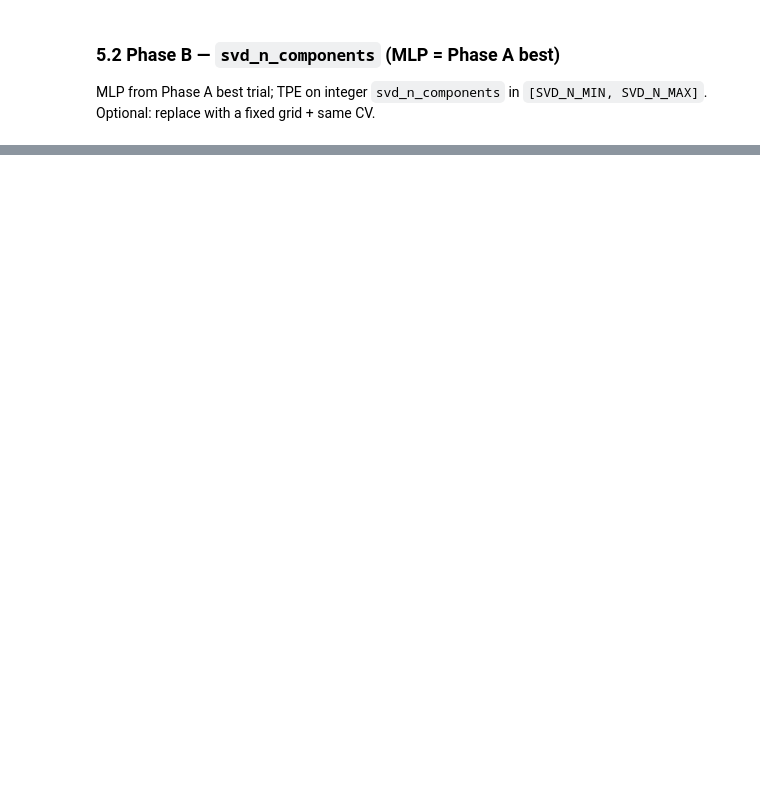
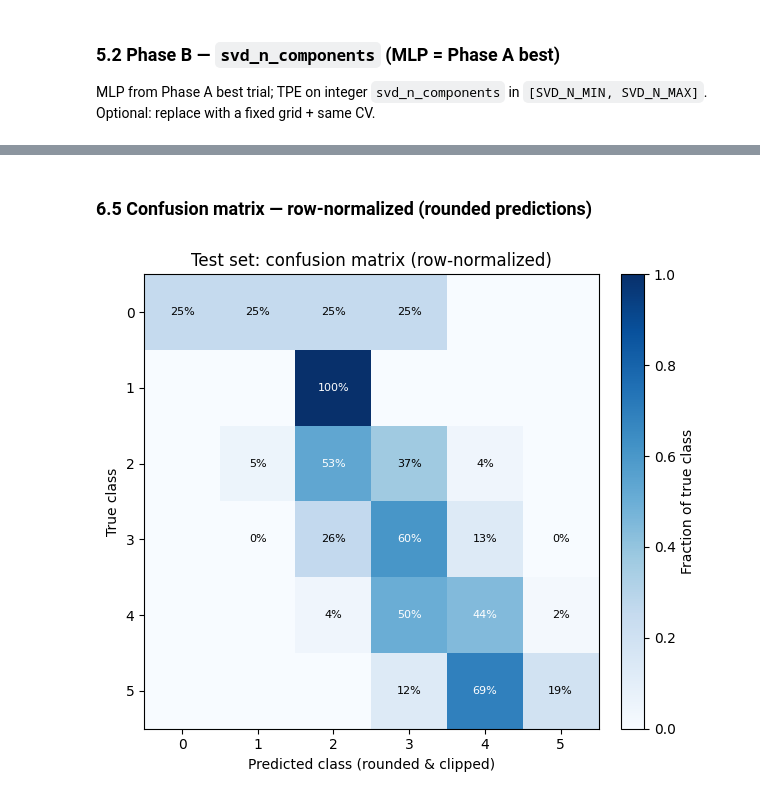
Before and after one commit to Noa-Gilad/Vocabulary-Level-Prediction, a Jupyter notebook: Model_selection.ipynb, the cells around one changed output, grey strips where cells are left out. Drawn from its saved outputs; the diff is of its cells as text; code cells hidden in the pictures; blank space fills up the shorter version.

```diff
--- a/Model_selection.ipynb
+++ b/Model_selection.ipynb
@@ -732,0 +604,13 @@ Optuna trial 9/15: 5-fold CV (mean QWK objective)...
+# %%
+SVD_FINAL_N_COMPONENTS = 494
+
+if "optuna_study" not in globals() or optuna_study is None:
+    raise RuntimeError("Run 5.1 Phase A first — optuna_study is required for MLP hyperparameters.")
+
+df_test_raw = pd.read_csv("Data/test.csv")
+# Test is not filtered by rater disagreement (unlike train in §2); all rows are scored.
+df_test_for_eval = create_consensus_target(df_test_raw.copy())
+df_test_text_target = build_text_target_dataset(df_test_for_eval)
+
+X_train_full = feature_data_by_source["tfidf"].reset_index(drop=True)
+y_train_full = np.asarray(y, dtype=float).ravel()
@@ -732,0 +661,11 @@ Optuna trial 9/15: 5-fold CV (mean QWK objective)...
+# %%
+X_test_eval = df_test_text_target["Text_cleaned"].reset_index(drop=True)
+y_test_eval = np.asarray(df_test_text_target["target_vocab"].values, dtype=int)
+y_pred_test = pipeline_final.predict(X_test_eval)
+
+test_metrics = evaluate_fold(y_test_eval, y_pred_test, min_score=0, max_score=5)
+summary_df_test = (
+    pd.DataFrame([test_metrics], index=["Test set"])
+    .rename(columns={"qwk": "QWK", "rmse": "RMSE", "mae": "MAE"})
+)
+display(summary_df_test)
@@ -732,0 +696,15 @@ Optuna trial 9/15: 5-fold CV (mean QWK objective)...
+# %% [markdown]
+### 6.5 Confusion matrix — row-normalized (rounded predictions)
+# %%
+y_pred_ordinal_test = round_and_clip_predictions(y_pred_test, 0, 5)
+ordinal_class_labels = np.arange(0, 6)
+fig_cm_test = plot_row_normalized_confusion_matrix_from_labels(
+    y_test_eval,
+    y_pred_ordinal_test,
+    labels=ordinal_class_labels,
+    title="Test set: confusion matrix (row-normalized)",
+    xlabel="Predicted class (rounded & clipped)",
+)
+plt.show()
+# %% [output]
+[figure, added]
```
Also changed, not shown: parts of 11 cells of this notebook, 1 other file.
